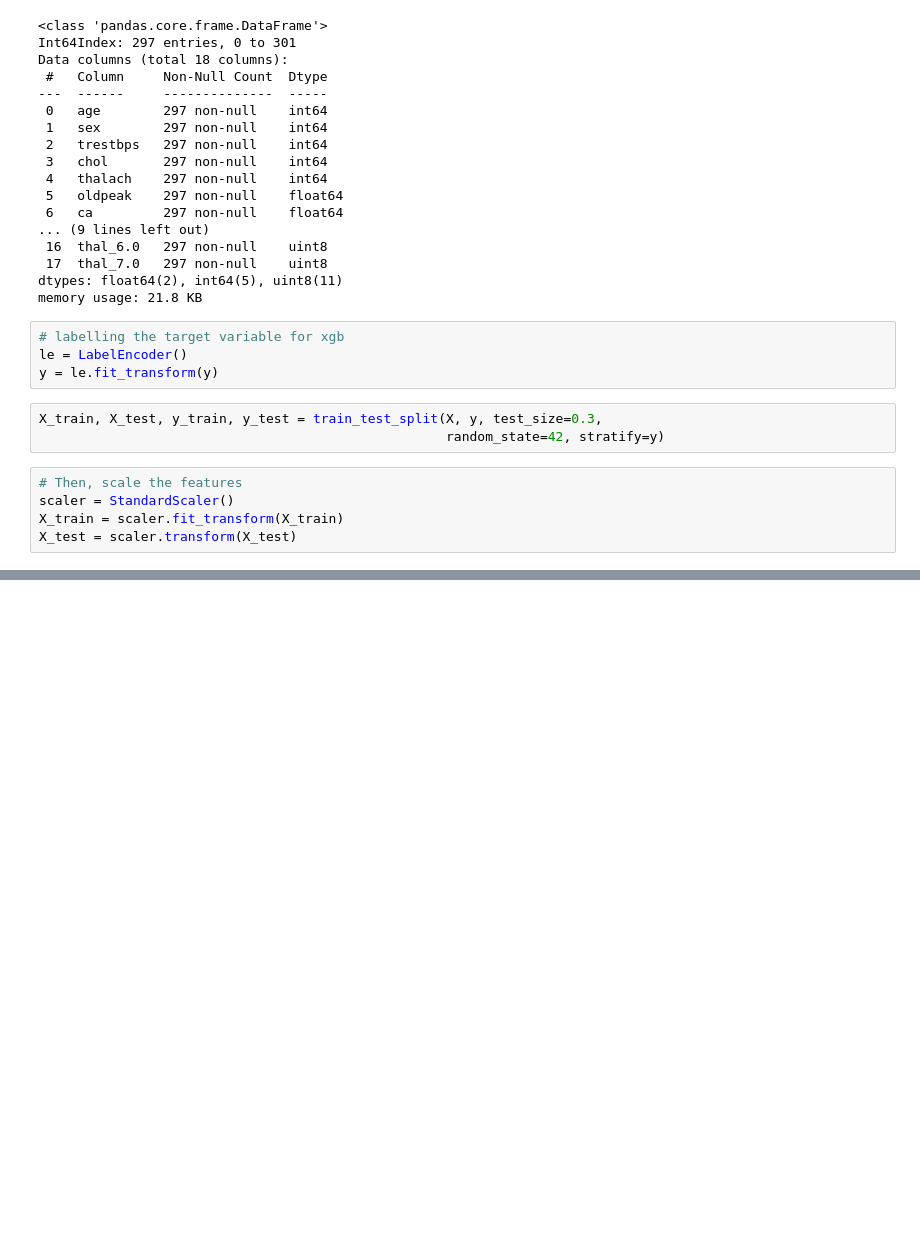
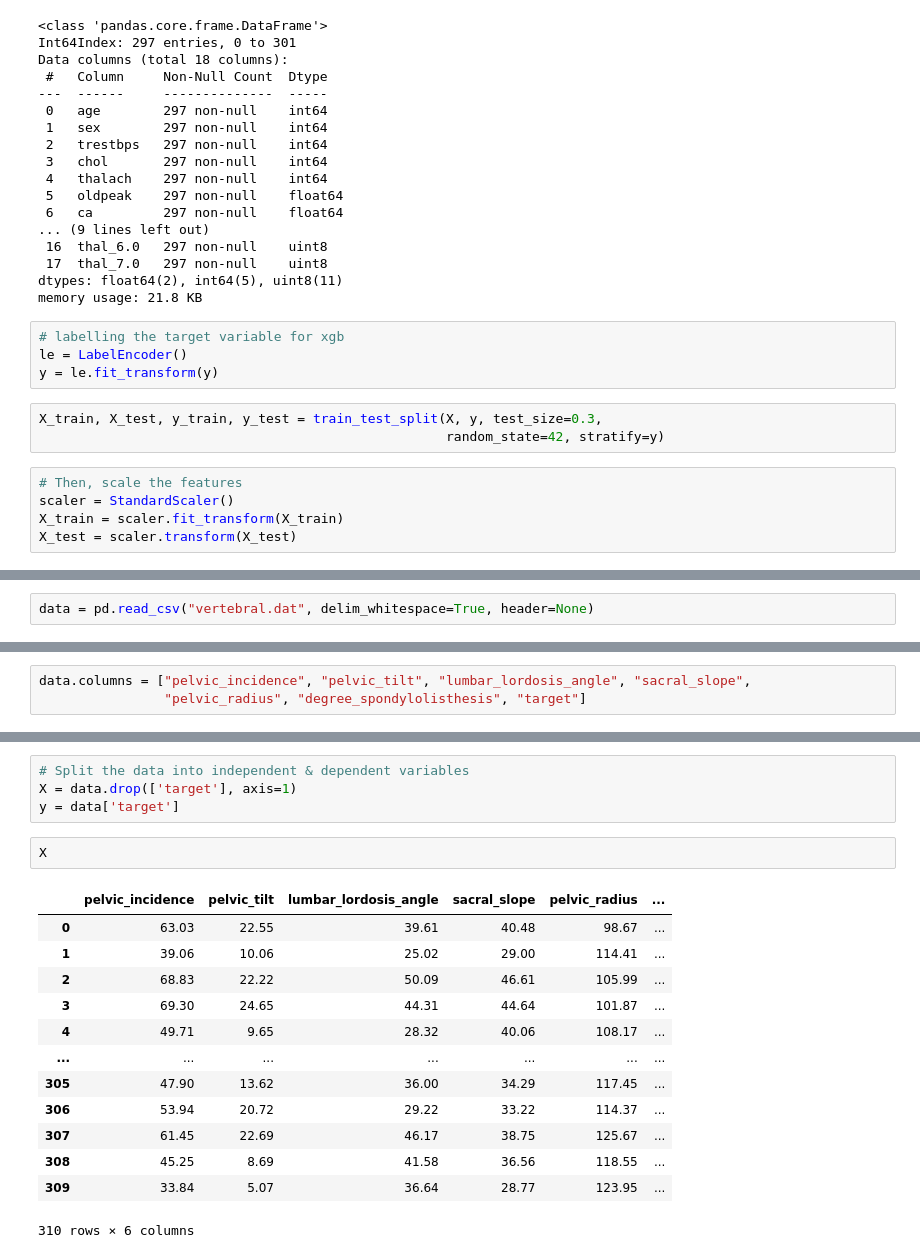
Before and after one commit to katerina2901/Multi_class_imbalanced_data_classifcation, a Jupyter notebook: datasets/Datasets_preprocessing.ipynb, the cells around one changed output, grey strips where cells are left out. Saved outputs shown, nothing was run; the diff lists cells and outputs as text; blank space fills up the shorter version.

Commit message:
Add files via upload
Add Vertebral dataset

```diff
--- a/datasets/Datasets_preprocessing.ipynb
+++ b/datasets/Datasets_preprocessing.ipynb
@@ -1159,0 +1027,2 @@ X_test = scaler.transform(X_test)
+# %%
+data = pd.read_csv("vertebral.dat", delim_whitespace=True, header=None)
@@ -1159,0 +1038,3 @@ X_test = scaler.transform(X_test)
+# %%
+data.columns = ["pelvic_incidence", "pelvic_tilt", "lumbar_lordosis_angle", "sacral_slope",
+                "pelvic_radius", "degree_spondylolisthesis", "target"]
@@ -1159,0 +1067,20 @@ X_test = scaler.transform(X_test)
+# %%
+# Split the data into independent & dependent variables
+X = data.drop(['target'], axis=1)
+y = data['target']
+# %%
+X
+# %% [output]
+|  | pelvic_incidence | pelvic_tilt | lumbar_lordosis_angle | sacral_slope | pelvic_radius | ... |
+| 0 | 63.03 | 22.55 | 39.61 | 40.48 | 98.67 | ... |
+| 1 | 39.06 | 10.06 | 25.02 | 29.00 | 114.41 | ... |
+| 2 | 68.83 | 22.22 | 50.09 | 46.61 | 105.99 | ... |
+| 3 | 69.30 | 24.65 | 44.31 | 44.64 | 101.87 | ... |
+| 4 | 49.71 | 9.65 | 28.32 | 40.06 | 108.17 | ... |
+| ... | ... | ... | ... | ... | ... | ... |
+| 305 | 47.90 | 13.62 | 36.00 | 34.29 | 117.45 | ... |
+| 306 | 53.94 | 20.72 | 29.22 | 33.22 | 114.37 | ... |
+| 307 | 61.45 | 22.69 | 46.17 | 38.75 | 125.67 | ... |
+| 308 | 45.25 | 8.69 | 41.58 | 36.56 | 118.55 | ... |
+| 309 | 33.84 | 5.07 | 36.64 | 28.77 | 123.95 | ... |
+310 rows × 6 columns
```
Also changed, not shown: parts of 23 cells of this notebook.
